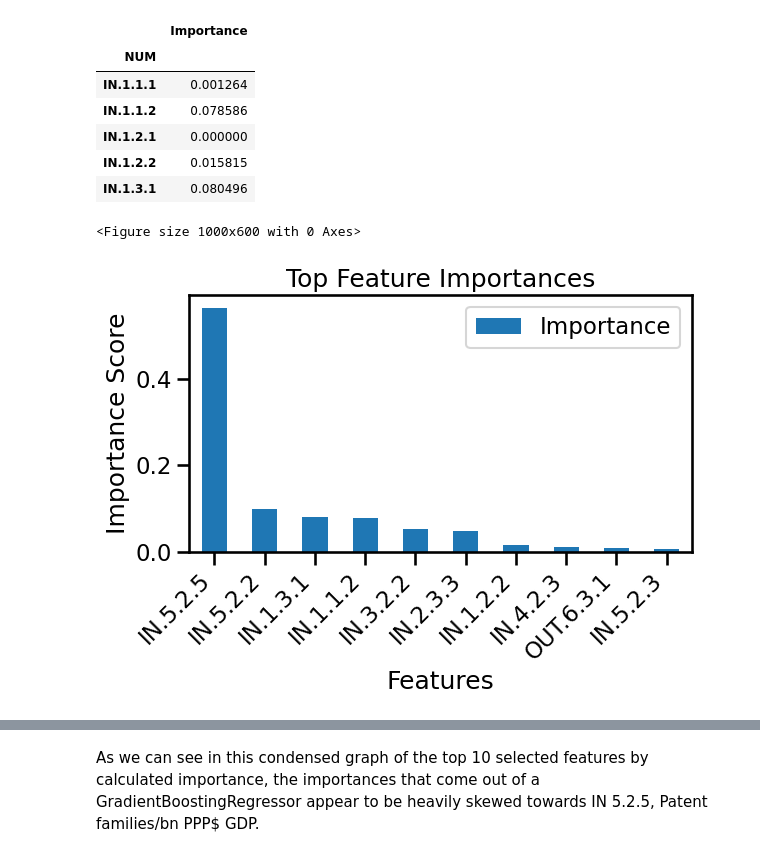
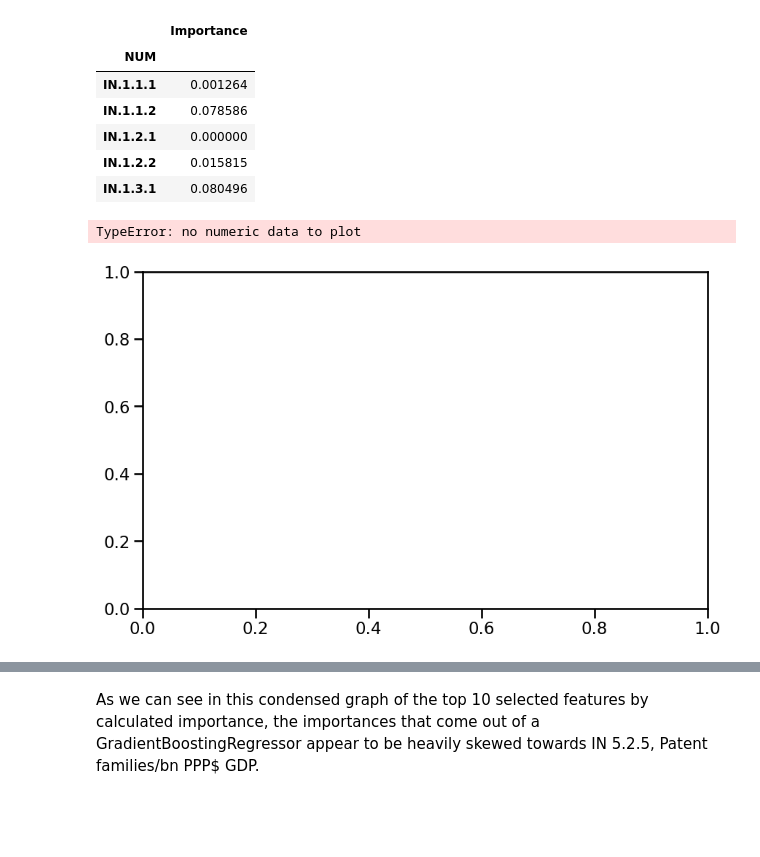
Before and after one commit to StefanHamm/DOPP_WS24, a Jupyter notebook: notebooks/Consolidated.ipynb, the cells around one changed output, grey strips where cells are left out. Cells and saved outputs as stored; diff of their text form; code cells hidden in the pictures; blank space fills up the shorter version.

Commit message:
add names to graph

```diff
--- a/notebooks/Consolidated.ipynb
+++ b/notebooks/Consolidated.ipynb
@@ -477,16 +473,16 @@ importances_df.head()
 # %%
 
 N = 10
 top_features = importances_df.sort_values('Importance', ascending=False).head(N)
-
+top_features = top_features.join(gii_index_structure_2024)
 
 plt.figure(figsize=(10, 6))
-ax = top_features.plot(kind='bar')
+ax = top_features.plot(kind='bar' )
 plt.title('Top Feature Importances')
 plt.xlabel('Features')
 plt.ylabel('Importance Score')
 plt.xticks(rotation=45, ha='right')
 plt.tight_layout()
 # %% [output]
-<Figure size 1000x600 with 0 Axes>
+TypeError: no numeric data to plot
-[figure, old version]
+[figure, new version]
```
Also changed, not shown: parts of 5 cells of this notebook.
